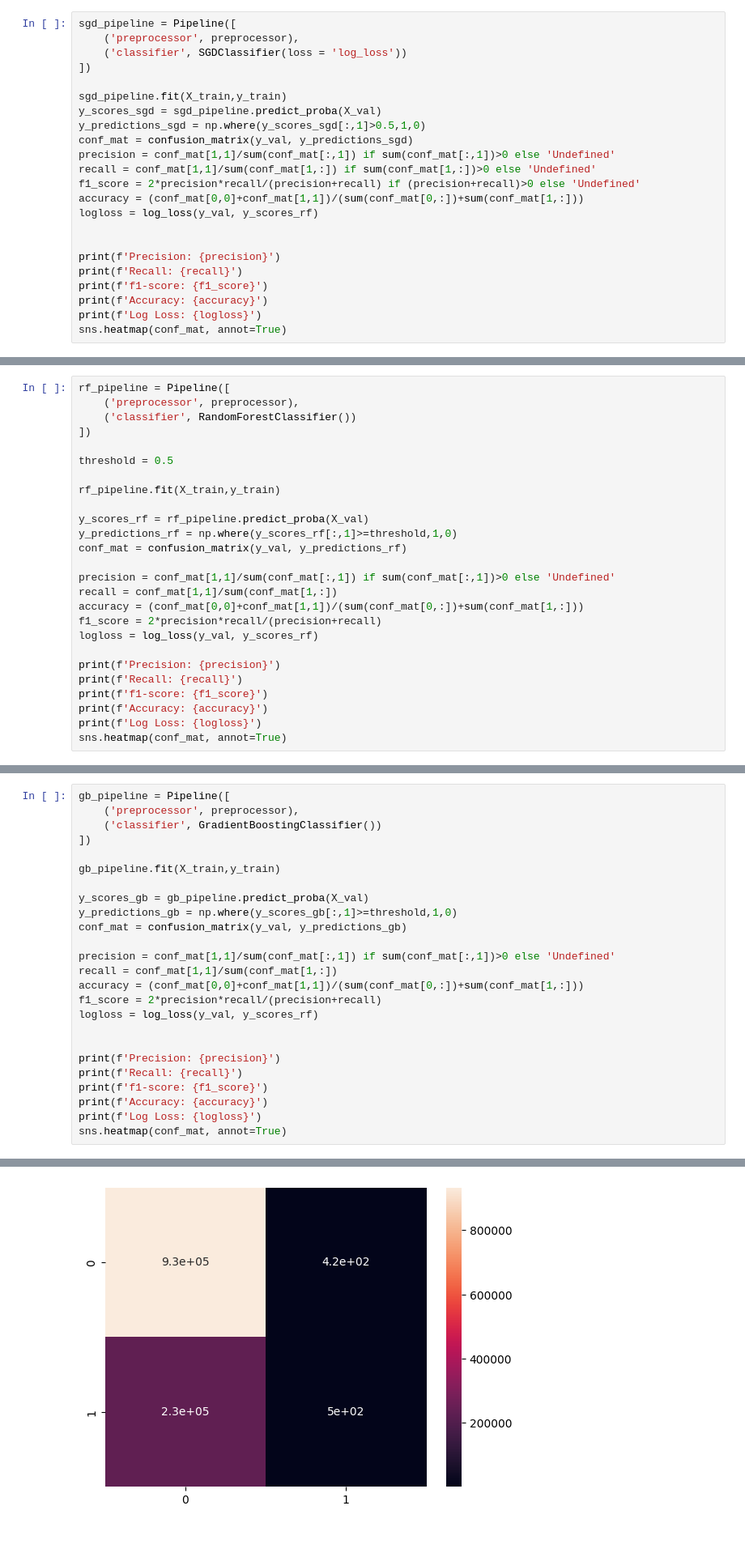
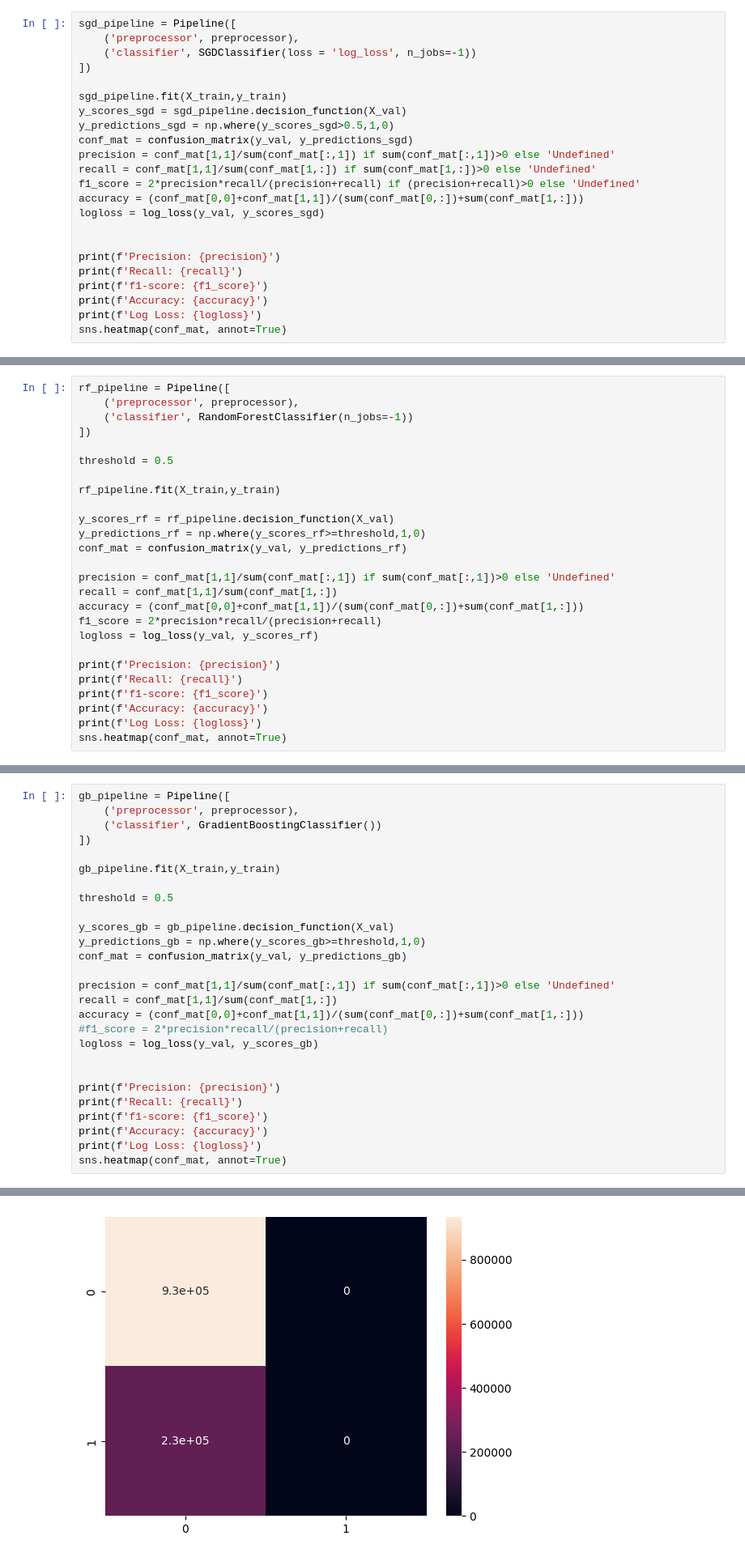
Before and after one commit to samuelleehope/ID5059_Flight_Prediction, a Jupyter notebook: ID5059Project1_Submission.ipynb, the cells around one changed output, grey strips where cells are left out. Shown at 81% size. Cells and saved outputs as stored; diff of their text form.

```diff
--- a/ID5059Project1_Submission.ipynb
+++ b/ID5059Project1_Submission.ipynb
@@ -398,18 +431,18 @@ y_test = flights_test['Disruption']
 # %%
 sgd_pipeline = Pipeline([
     ('preprocessor', preprocessor),
-    ('classifier', SGDClassifier(loss = 'log_loss'))
+    ('classifier', SGDClassifier(loss = 'log_loss', n_jobs=-1))
 ])
 
 sgd_pipeline.fit(X_train,y_train)
-y_scores_sgd = sgd_pipeline.predict_proba(X_val)
-y_predictions_sgd = np.where(y_scores_sgd[:,1]>0.5,1,0)
+y_scores_sgd = sgd_pipeline.decision_function(X_val)
+y_predictions_sgd = np.where(y_scores_sgd>0.5,1,0)
 conf_mat = confusion_matrix(y_val, y_predictions_sgd)
 precision = conf_mat[1,1]/sum(conf_mat[:,1]) if sum(conf_mat[:,1])>0 else 'Undefined'
 recall = conf_mat[1,1]/sum(conf_mat[1,:]) if sum(conf_mat[1,:])>0 else 'Undefined'
 f1_score = 2*precision*recall/(precision+recall) if (precision+recall)>0 else 'Undefined'
 accuracy = (conf_mat[0,0]+conf_mat[1,1])/(sum(conf_mat[0,:])+sum(conf_mat[1,:]))
-logloss = log_loss(y_val, y_scores_rf)
+logloss = log_loss(y_val, y_scores_sgd)
 
 
 print(f'Precision: {precision}')
@@ -431,15 +464,15 @@ Log Loss: 0.49589884046288785
 # %%
 rf_pipeline = Pipeline([
     ('preprocessor', preprocessor),
-    ('classifier', RandomForestClassifier())
+    ('classifier', RandomForestClassifier(n_jobs=-1))
 ])
 
 threshold = 0.5
 
 rf_pipeline.fit(X_train,y_train)
 
-y_scores_rf = rf_pipeline.predict_proba(X_val)
-y_predictions_rf = np.where(y_scores_rf[:,1]>=threshold,1,0)
+y_scores_rf = rf_pipeline.decision_function(X_val)
+y_predictions_rf = np.where(y_scores_rf>=threshold,1,0)
 conf_mat = confusion_matrix(y_val, y_predictions_rf)
 
 precision = conf_mat[1,1]/sum(conf_mat[:,1]) if sum(conf_mat[:,1])>0 else 'Undefined'
@@ -472,15 +497,17 @@ gb_pipeline = Pipeline([
 
 gb_pipeline.fit(X_train,y_train)
 
-y_scores_gb = gb_pipeline.predict_proba(X_val)
-y_predictions_gb = np.where(y_scores_gb[:,1]>=threshold,1,0)
+threshold = 0.5
+
+y_scores_gb = gb_pipeline.decision_function(X_val)
+y_predictions_gb = np.where(y_scores_gb>=threshold,1,0)
 conf_mat = confusion_matrix(y_val, y_predictions_gb)
 
 precision = conf_mat[1,1]/sum(conf_mat[:,1]) if sum(conf_mat[:,1])>0 else 'Undefined'
 recall = conf_mat[1,1]/sum(conf_mat[1,:])
 accuracy = (conf_mat[0,0]+conf_mat[1,1])/(sum(conf_mat[0,:])+sum(conf_mat[1,:]))
-f1_score = 2*precision*recall/(precision+recall)
-logloss = log_loss(y_val, y_scores_rf)
+#f1_score = 2*precision*recall/(precision+recall)
+logloss = log_loss(y_val, y_scores_gb)
 
 
 print(f'Precision: {precision}')
@@ -498,2 +525,2 @@ Log Loss: 0.49589884046288785
 <Axes: >
-[figure, old version]
+[figure, new version]
```
Also changed, not shown: parts of 30 cells of this notebook.
